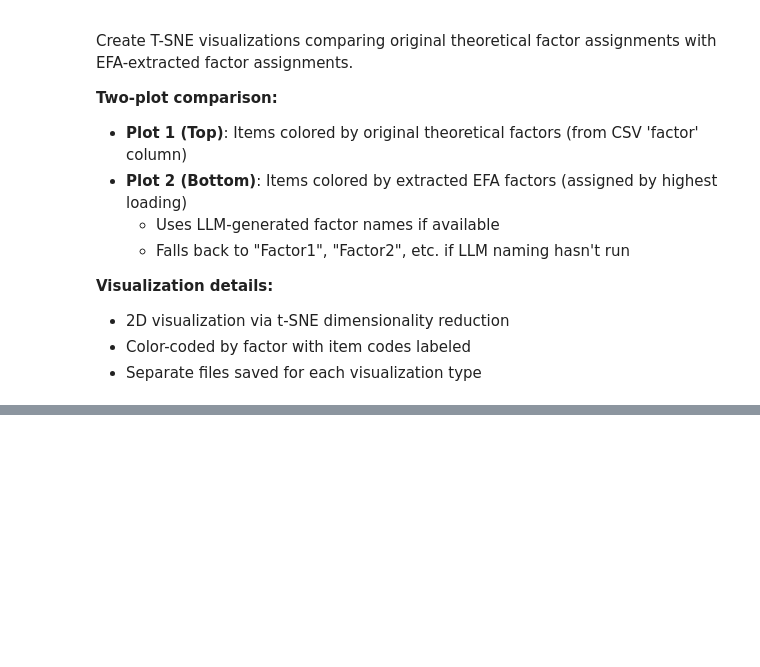
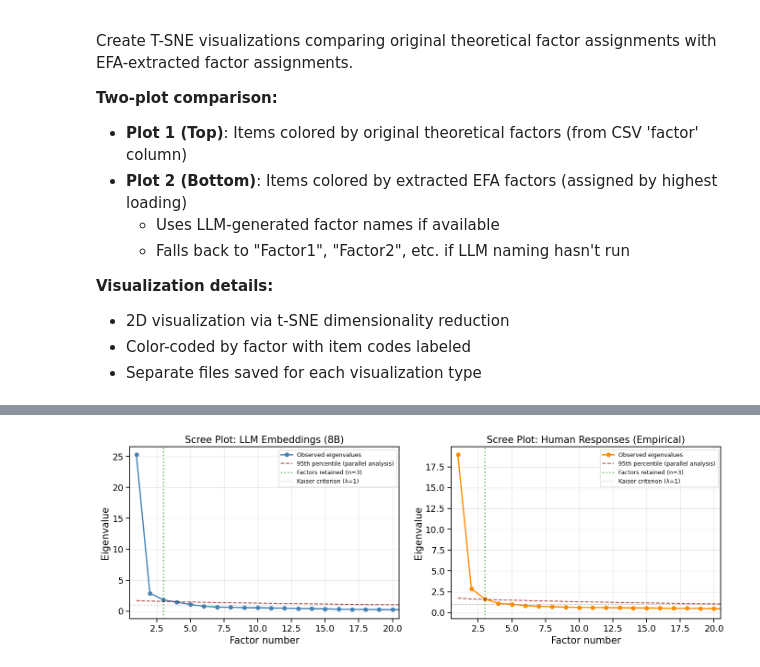
Before and after one commit to devon7y/llm_factor_analysis, a Jupyter notebook: qwen3_efa.ipynb, the cells around one changed output, grey strips where cells are left out. Cells and saved outputs as stored; diff of their text form; code cells hidden in the pictures; blank space fills up the shorter version.

```diff
--- a/qwen3_efa.ipynb
+++ b/qwen3_efa.ipynb
@@ -3812,3 +2955,102 @@ COMPARISON: Scree Plots
+# %%
+# ==============================================================================
+# COMPARISON 4: Scree Plots
+# ==============================================================================
+
+if empirical_results is not None and len(all_results) > 0:
+    print(f"\n{'='*70}")
+    print("COMPARISON: Scree Plots")
+    print(f"{'='*70}")
+
+    # Get first model for embedding comparison
+    model_size = list(all_results.keys())[0]
+    emb_eigenvalues = all_results[model_size]['observed_eigenvalues']
+    emp_eigenvalues = empirical_results['observed_eigenvalues']
+
+    # Get parallel analysis percentile eigenvalues if available
+    emb_percentile = all_results[model_size].get('percentile_eigenvalues', None)
+    emp_percentile = empirical_results.get('percentile_eigenvalues', None)
+
+    # Get number of factors retained
+    emb_n_factors = all_results[model_size]['n_factors']
+    emp_n_factors = empirical_results['n_factors']
+
+    # Create scree plot comparison
+    fig, (ax1, ax2) = plt.subplots(1, 2, figsize=(14, 5))
+
+    # Plot 1: Embedding eigenvalues
+    n_eigs = len(emb_eigenvalues)
+    x_vals = np.arange(1, n_eigs + 1)
+
+    ax1.plot(x_vals, emb_eigenvalues, 'o-', color='steelblue', linewidth=2,
+             markersize=6, label='Observed eigenvalues')
+
+    if emb_percentile is not None:
+        ax1.plot(x_vals, emb_percentile, '--', color='darkred', linewidth=1.5,
+                 alpha=0.7, label='95th percentile (parallel analysis)')
+
+    # Add vertical line at retained factors
+    ax1.axvline(x=emb_n_factors, color='green', linestyle=':', linewidth=2,
+                alpha=0.6, label=f'Factors retained (n={emb_n_factors})')
+
+    # Add horizontal line at eigenvalue = 1
+    ax1.axhline(y=1, color='gray', linestyle='--', linewidth=1, alpha=0.5,
+                label='Kaiser criterion (λ=1)')
+
+    ax1.set_xlabel('Factor number')
+    ax1.set_ylabel('Eigenvalue')
+    ax1.set_title(f'Scree Plot: LLM Embeddings ({model_size})')
+    ax1.legend(loc='upper right', fontsize=9)
+    ax1.grid(True, alpha=0.3)
+    ax1.set_xlim(0.5, min(20, n_eigs) + 0.5)  # Show first 20 factors
+
+    # Plot 2: Empirical eigenvalues
+    ax2.plot(x_vals, emp_eigenvalues, 'o-', color='darkorange', linewidth=2,
+             markersize=6, label='Observed eigenvalues')
+
+    if emp_percentile is not None:
+        ax2.plot(x_vals, emp_percentile, '--', color='darkred', linewidth=1.5,
+                 alpha=0.7, label='95th percentile (parallel analysis)')
+
+    # Add vertical line at retained factors
+    ax2.axvline(x=emp_n_factors, color='green', linestyle=':', linewidth=2,
+                alpha=0.6, label=f'Factors retained (n={emp_n_factors})')
+
+    # Add horizontal line at eigenvalue = 1
+    ax2.axhline(y=1, color='gray', linestyle='--', linewidth=1, alpha=0.5,
+                label='Kaiser criterion (λ=1)')
+
+    ax2.set_xlabel('Factor number')
+    ax2.set_ylabel('Eigenvalue')
+    ax2.set_title('Scree Plot: Human Responses (Empirical)')
+    ax2.legend(loc='upper right', fontsize=9)
+    ax2.grid(True, alpha=0.3)
+    ax2.set_xlim(0.5, min(20, n_eigs) + 0.5)  # Show first 20 factors
+
+    plt.tight_layout()
+
+    # Save figure
+    os.makedirs(SAVE_DIR, exist_ok=True)
+    filename = f'{SCALE_NAME}_embeddings_vs_empirical_scree.png'
+    filepath = f'{SAVE_DIR}/{filename}'
+    plt.savefig(filepath, dpi=300, bbox_inches='tight')
+    print(f"\n✓ Scree plots saved to: {filepath}")
+
+    # Print summary
+    print(f"\nEigenvalue Summary:")
+    print(f"  LLM Embeddings ({model_size}):")
+    print(f"    First eigenvalue: {emb_eigenvalues[0]:.2f}")
+    print(f"    Factors retained: {emb_n_factors}")
+    print(f"  Human Responses (Empirical):")
+    print(f"    First eigenvalue: {emp_eigenvalues[0]:.2f}")
+    print(f"    Factors retained: {emp_n_factors}")
+
+    plt.show()
+
+else:
+    print("\nSkipping scree plot comparison (requires both empirical and embedding results)")
+# %% [output]
+[figure, added]
 # %%
 # ==============================================================================
 # COMPARISON 5: Within vs Between-Construct Analysis
```
Also changed, not shown: parts of 46 cells of this notebook, 33 other files.
